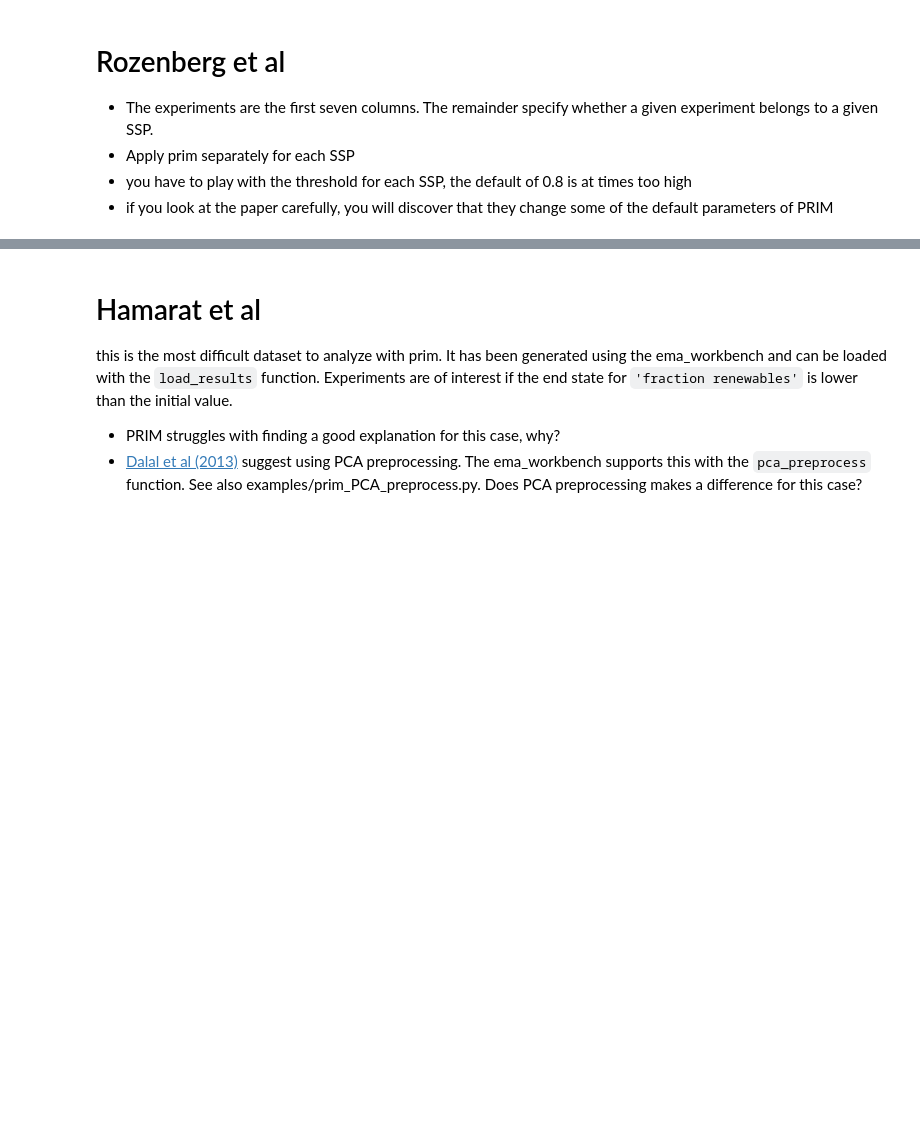
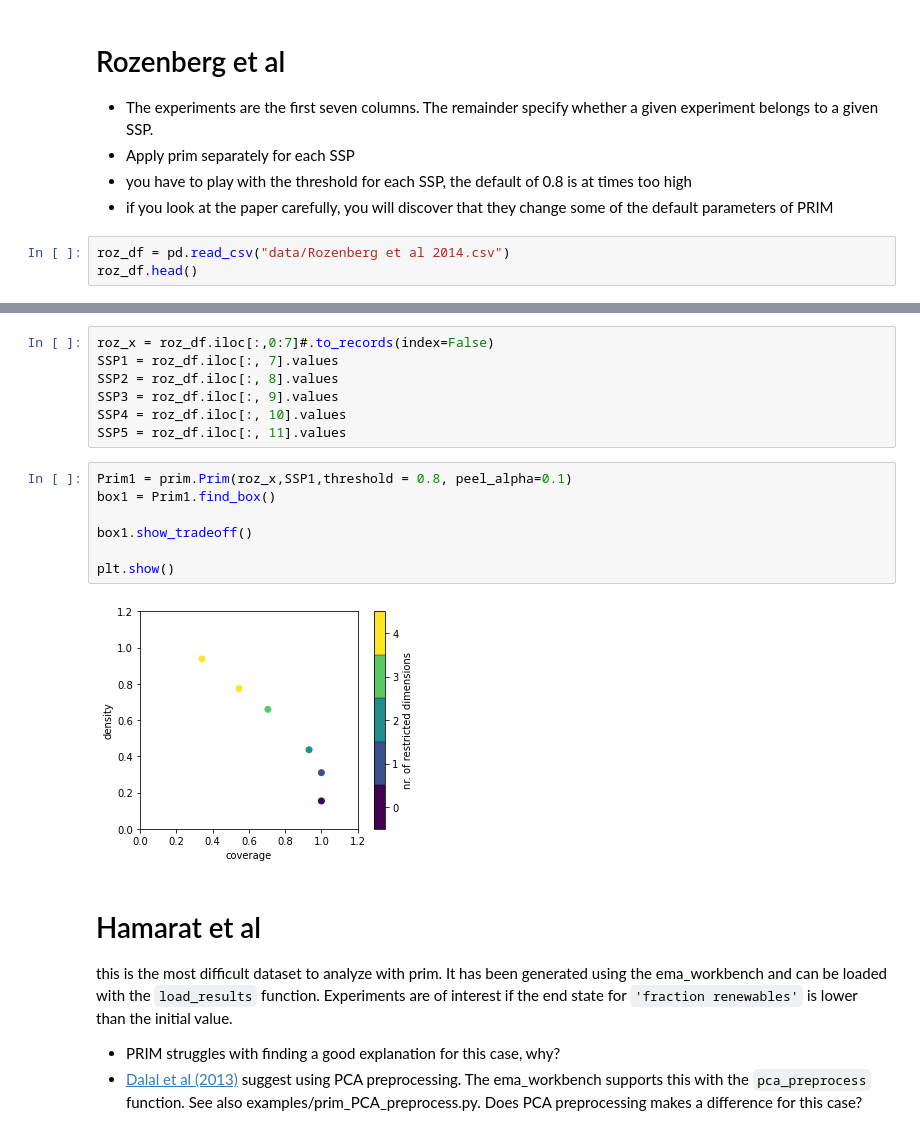
Before and after one commit to floristevito/EPA1361, a Jupyter notebook: lab_sessions/Week 3-4 - vulnerability analysis/assignment 4 - scenario discovery - ROOM1.ipynb, the cells around one changed output, grey strips where cells are left out. Cells and saved outputs as stored; diff of their text form; blank space fills up the shorter version.

```diff
--- a/lab_sessions/Week 3-4 - vulnerability analysis/assignment 4 - scenario discovery - ROOM1.ipynb
+++ b/lab_sessions/Week 3-4 - vulnerability analysis/assignment 4 - scenario discovery - ROOM1.ipynb
@@ -80,3 +66,6 @@ plt.show()
 * Apply prim separately for each SSP
 * you have to play with the threshold for each SSP, the default of 0.8 is at times too high
 * if you look at the paper carefully, you will discover that they change some of the default parameters of PRIM
+# %%
+roz_df = pd.read_csv("data/Rozenberg et al 2014.csv")
+roz_df.head()
@@ -83,3 +79,19 @@ plt.show()
+# %%
+roz_x = roz_df.iloc[:,0:7]#.to_records(index=False)
+SSP1 = roz_df.iloc[:, 7].values
+SSP2 = roz_df.iloc[:, 8].values
+SSP3 = roz_df.iloc[:, 9].values
+SSP4 = roz_df.iloc[:, 10].values
+SSP5 = roz_df.iloc[:, 11].values
+# %%
+Prim1 = prim.Prim(roz_x,SSP1,threshold = 0.8, peel_alpha=0.1)
+box1 = Prim1.find_box()
+
+box1.show_tradeoff()
+
+plt.show()
+# %% [output]
+[figure, added]
 # %% [markdown]
 # Hamarat et al
 
```
Also changed, not shown: parts of 3 cells of this notebook.
